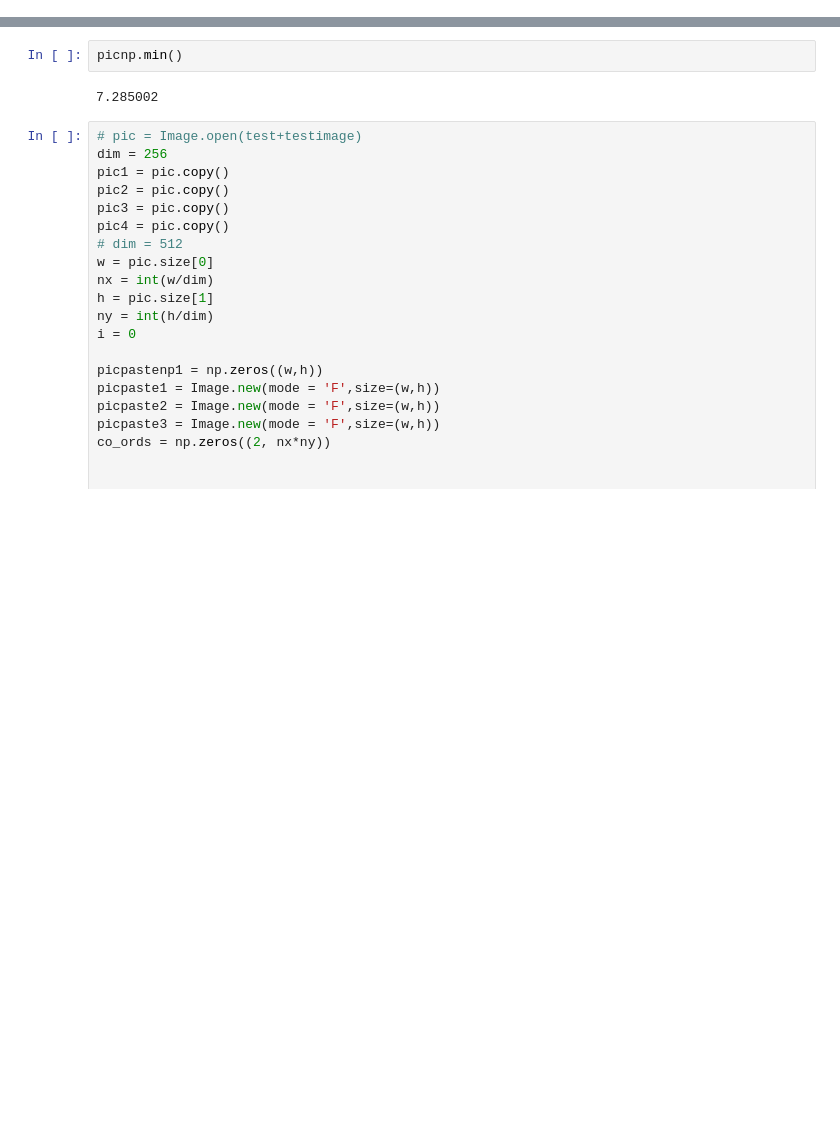
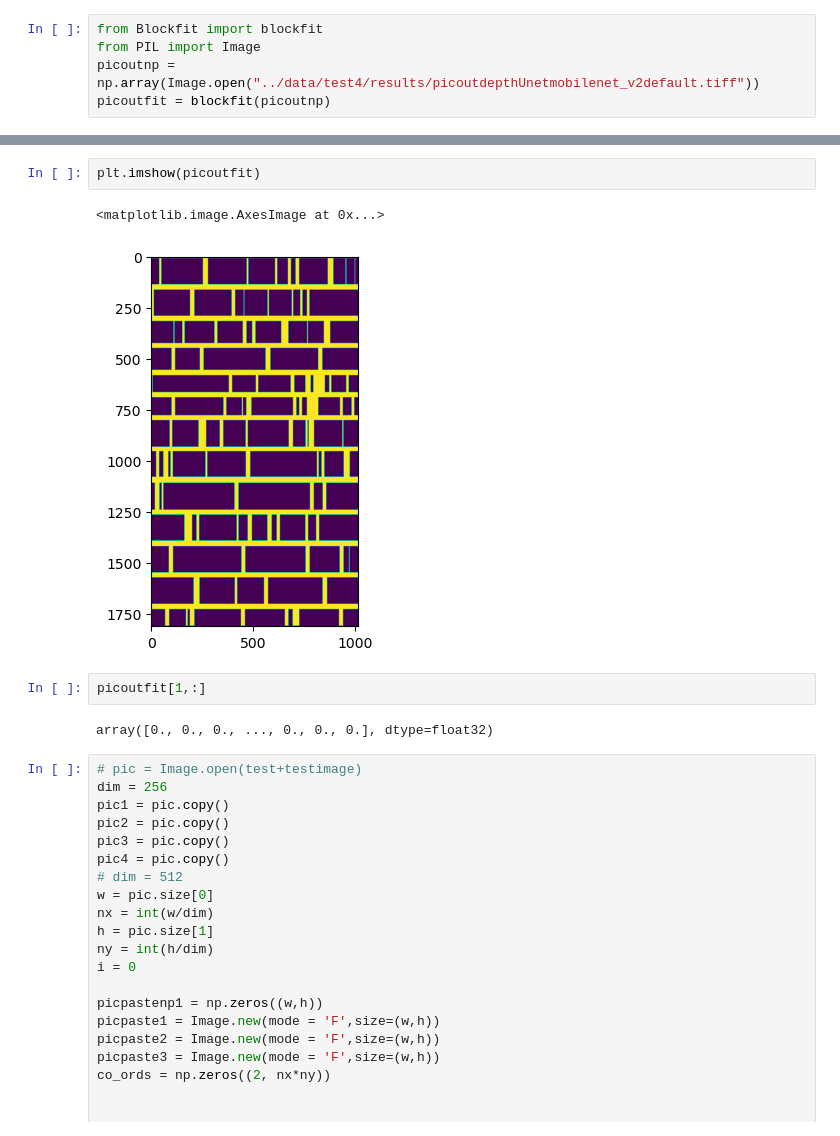
Before and after one commit to Mysterymanreturns/MasonryDefectSegmentation, a Jupyter notebook: openImage.ipynb, the cells around one changed output, grey strips where cells are left out. Cells and saved outputs as stored; diff of their text form; blank space fills up the shorter version.

```diff
--- a/openImage.ipynb
+++ b/openImage.ipynb
@@ -10,0 +12,5 @@ plt.imshow(picnp)
+# %%
+from Blockfit import blockfit
+from PIL import Image
+picoutnp = np.array(Image.open("../data/test4/results/picoutdepthUnetmobilenet_v2default.tiff"))
+picoutfit = blockfit(picoutnp)
@@ -11,7 +35,12 @@ plt.imshow(picnp)
 # %%
-picnp.min()
+plt.imshow(picoutfit)
 # %% [output]
-7.285002
+<matplotlib.image.AxesImage at 0x...>
+[figure, added]
+# %%
+picoutfit[1,:]
+# %% [output]
+array([0., 0., 0., ..., 0., 0., 0.], dtype=float32)
 # %%
 # pic = Image.open(test+testimage)
 dim = 256
```
Also changed, not shown: parts of 2 cells of this notebook, 2 other files.
